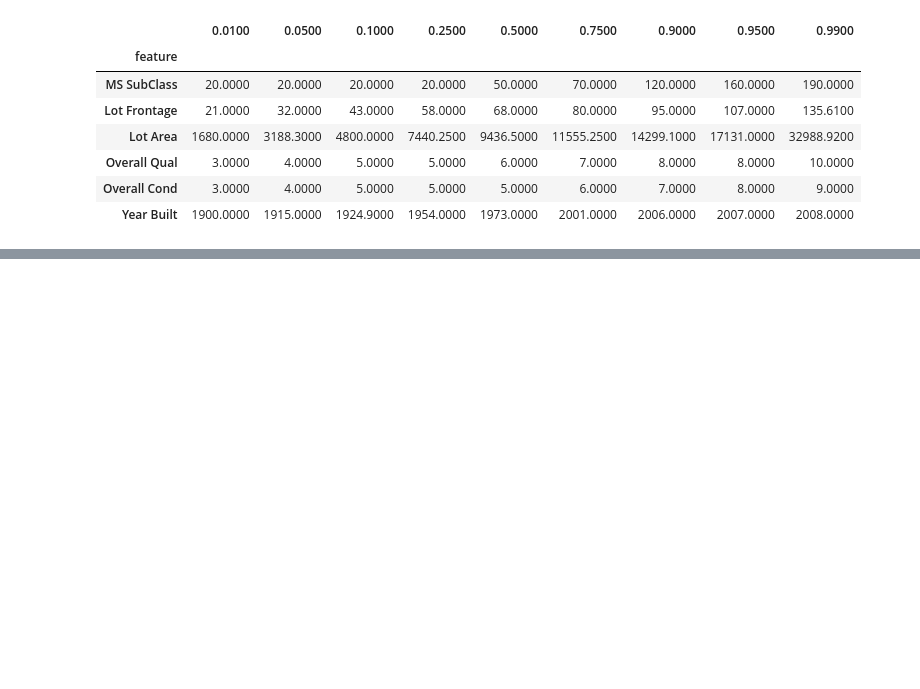
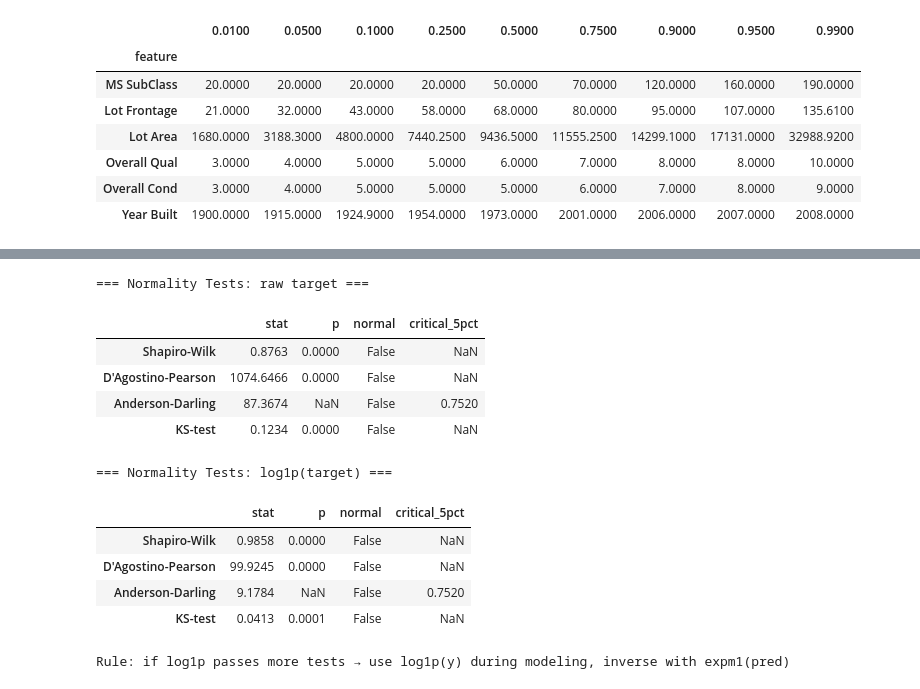
Before and after one commit to ViShEsHK2412/macro-pricer, a Jupyter notebook: notebooks/first.ipynb, the cells around one changed output, grey strips where cells are left out. Cells and saved outputs as stored; diff of their text form; code cells hidden in the pictures; blank space fills up the shorter version.

```diff
--- a/notebooks/first.ipynb
+++ b/notebooks/first.ipynb
@@ -719,0 +789,22 @@ Name: SalePrice, dtype: float64
+# %%
+if TASK_TYPE == "regression":
+    y = df[TARGET].dropna()
+    print("=== Normality Tests: raw target ===")
+    display(normality_suite(y))
+    print("\n=== Normality Tests: log1p(target) ===")
+    display(normality_suite(np.log1p(y)))
+    print("\nRule: if log1p passes more tests → use log1p(y) during modeling, inverse with expm1(pred)")
+# %% [output]
+=== Normality Tests: raw target ===
+|  | stat | p | normal | critical_5pct |
+| Shapiro-Wilk | 0.8763 | 0.0000 | False | NaN |
+| D'Agostino-Pearson | 1074.6466 | 0.0000 | False | NaN |
+| Anderson-Darling | 87.3674 | NaN | False | 0.7520 |
+| KS-test | 0.1234 | 0.0000 | False | NaN |
+=== Normality Tests: log1p(target) ===
+|  | stat | p | normal | critical_5pct |
+| Shapiro-Wilk | 0.9858 | 0.0000 | False | NaN |
+| D'Agostino-Pearson | 99.9245 | 0.0000 | False | NaN |
+| Anderson-Darling | 9.1784 | NaN | False | 0.7520 |
+| KS-test | 0.0413 | 0.0001 | False | NaN |
+Rule: if log1p passes more tests → use log1p(y) during modeling, inverse with expm1(pred)
```
Also changed, not shown: parts of 6 cells of this notebook.
